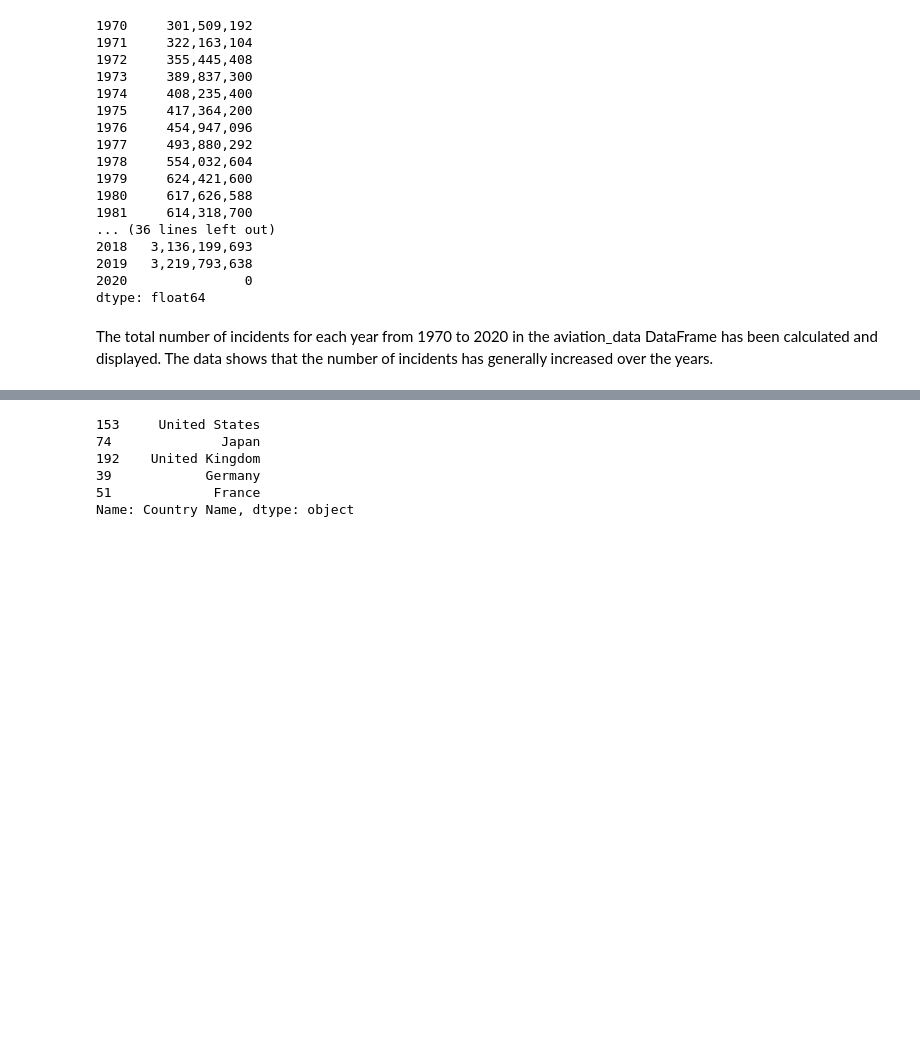
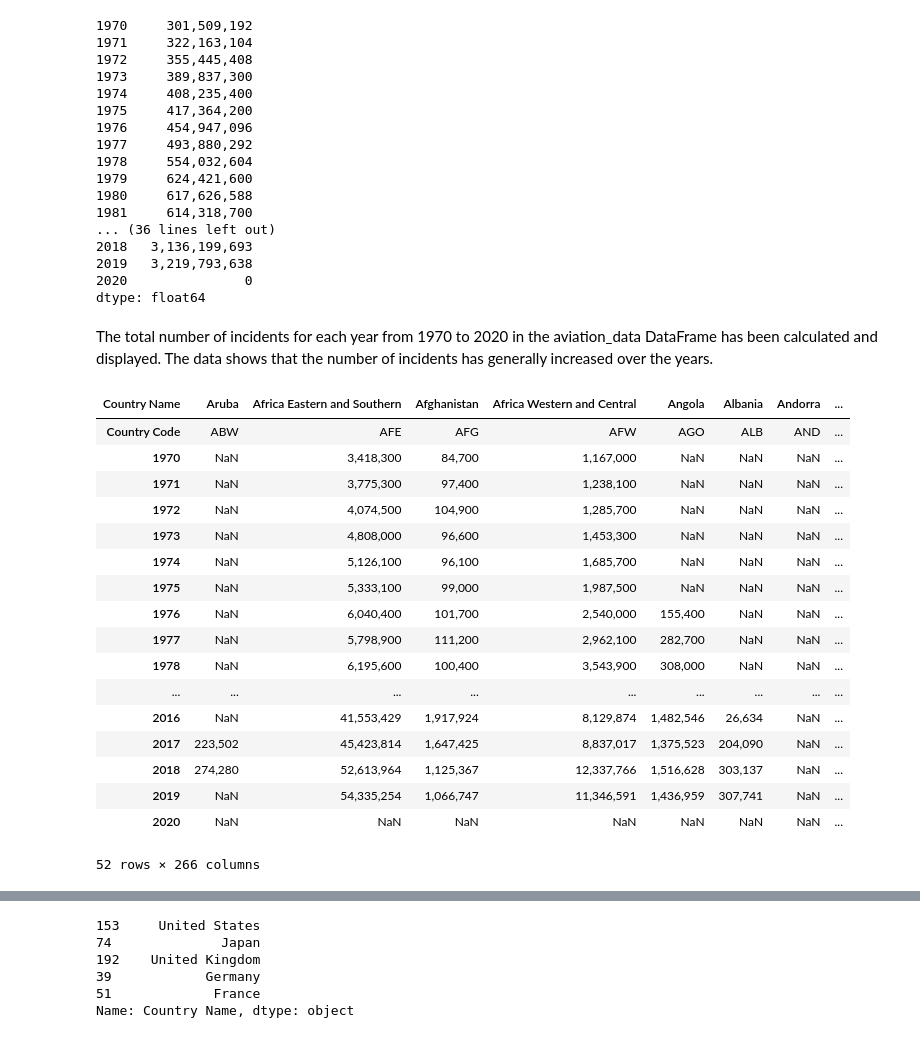
Before and after one commit to ello-pakchoy/Aviation_project, a Jupyter notebook: Final_Report_Aviation.ipynb, the cells around one changed output, grey strips where cells are left out. Saved outputs shown, nothing was run; the diff lists cells and outputs as text; code cells hidden in the pictures; blank space fills up the shorter version.

```diff
--- a/Final_Report_Aviation.ipynb
+++ b/Final_Report_Aviation.ipynb
@@ -268,0 +248,23 @@ The total number of incidents for each year from 1970 to 2020 in the aviation_da
+# %%
+transposed_data.index
+transposed_data.values
+transposed_data
+# %% [output]
+| Country Name | Aruba | Africa Eastern and Southern | Afghanistan | Africa Western and Central | Angola | Albania | Andorra | ... |
+| Country Code | ABW | AFE | AFG | AFW | AGO | ALB | AND | ... |
+| 1970 | NaN | 3,418,300 | 84,700 | 1,167,000 | NaN | NaN | NaN | ... |
+| 1971 | NaN | 3,775,300 | 97,400 | 1,238,100 | NaN | NaN | NaN | ... |
+| 1972 | NaN | 4,074,500 | 104,900 | 1,285,700 | NaN | NaN | NaN | ... |
+| 1973 | NaN | 4,808,000 | 96,600 | 1,453,300 | NaN | NaN | NaN | ... |
+| 1974 | NaN | 5,126,100 | 96,100 | 1,685,700 | NaN | NaN | NaN | ... |
+| 1975 | NaN | 5,333,100 | 99,000 | 1,987,500 | NaN | NaN | NaN | ... |
+| 1976 | NaN | 6,040,400 | 101,700 | 2,540,000 | 155,400 | NaN | NaN | ... |
+| 1977 | NaN | 5,798,900 | 111,200 | 2,962,100 | 282,700 | NaN | NaN | ... |
+| 1978 | NaN | 6,195,600 | 100,400 | 3,543,900 | 308,000 | NaN | NaN | ... |
+| ... | ... | ... | ... | ... | ... | ... | ... | ... |
+| 2016 | NaN | 41,553,429 | 1,917,924 | 8,129,874 | 1,482,546 | 26,634 | NaN | ... |
+| 2017 | 223,502 | 45,423,814 | 1,647,425 | 8,837,017 | 1,375,523 | 204,090 | NaN | ... |
+| 2018 | 274,280 | 52,613,964 | 1,125,367 | 12,337,766 | 1,516,628 | 303,137 | NaN | ... |
+| 2019 | NaN | 54,335,254 | 1,066,747 | 11,346,591 | 1,436,959 | 307,741 | NaN | ... |
+| 2020 | NaN | NaN | NaN | NaN | NaN | NaN | NaN | ... |
+52 rows × 266 columns
```
Also changed, not shown: parts of 32 cells of this notebook.
